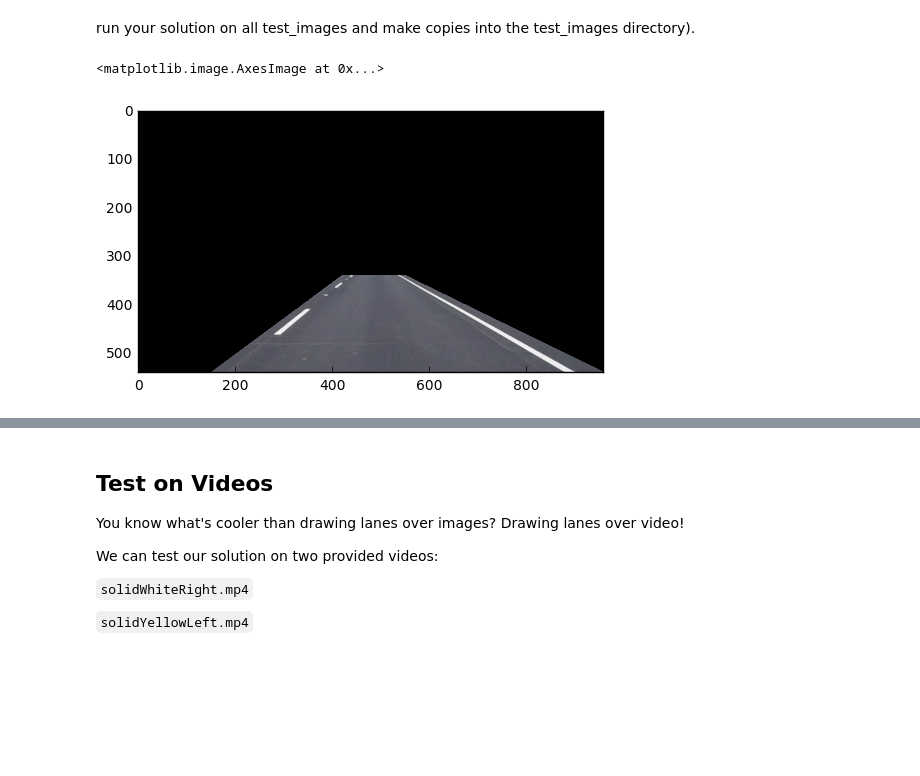
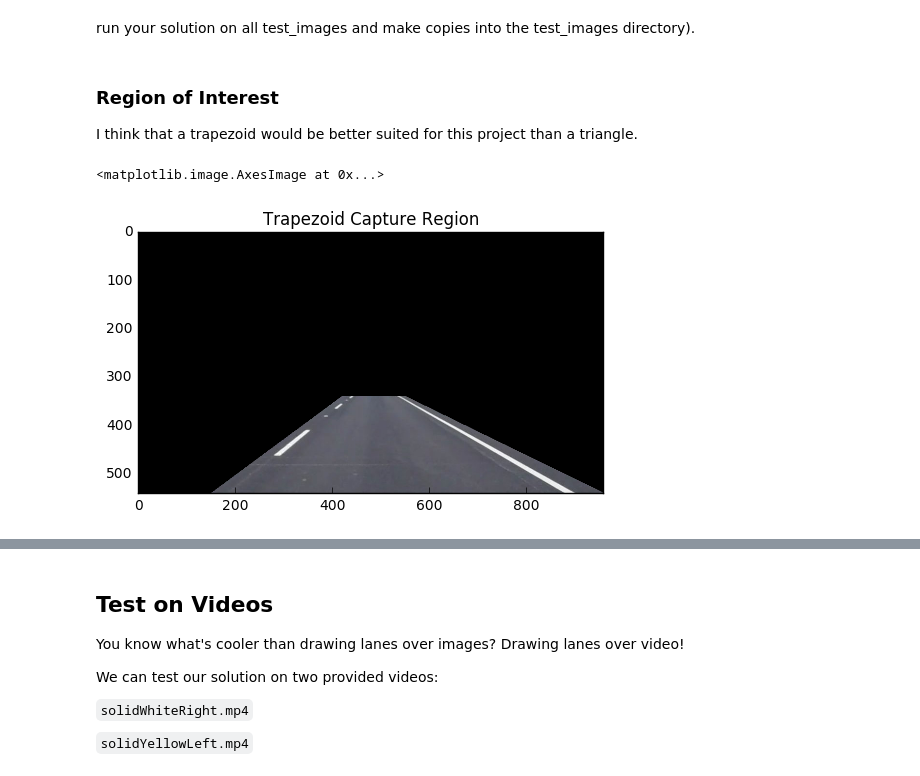
Before and after one commit to cschultz123/CarND-LaneLines-P1, a Jupyter notebook: P1.ipynb, the cells around one changed output, grey strips where cells are left out. Cells and saved outputs as stored; diff of their text form; code cells hidden in the pictures; blank space fills up the shorter version.

```diff
--- a/P1.ipynb
+++ b/P1.ipynb
@@ -169,31 +198,36 @@ os.listdir("test_images/")
  'solidYellowCurve.jpg']
 # %% [markdown]
 run your solution on all test_images and make copies into the test_images directory).
+# %% [markdown]
+### Region of Interest
+
+I think that a trapezoid would be better suited for this project than a triangle.
 # %%
 image = mpimg.imread("test_images/solidWhiteCurve.jpg")
 
 mask = np.zeros_like(image)
 
 #defining a 3 channel or 1 channel color to fill the mask with depending on the input image
 if len(mask.shape) > 2:
     channel_count = mask.shape[2]  # i.e. 3 or 4 depending on your image
     ignore_mask_color = (255,) * channel_count
 else:
     ignore_mask_color = 255
 
 dim_y, dim_x, channel = mask.shape
 bl_vertex = [150, dim_y]
 br_vertex = [dim_x, dim_y]
 tl_vertex = [dim_x/2-60, 340]
 tr_vertex = [dim_x/2+70, 340]
 trapezoid = np.array([bl_vertex, br_vertex, tr_vertex, tl_vertex], np.int32)
 
 region = region_of_interest(image, [trapezoid])
 
+plt.title("Trapezoid Capture Region")
 plt.imshow(region)
 # %% [output]
 <matplotlib.image.AxesImage at 0x...>
-[figure, old version]
+[figure, new version]
 # %%
 # Determine parameters for Canny, Region and Hough Lines that yields the best result for all images.
 
```
Also changed, not shown: parts of 5 cells of this notebook.
